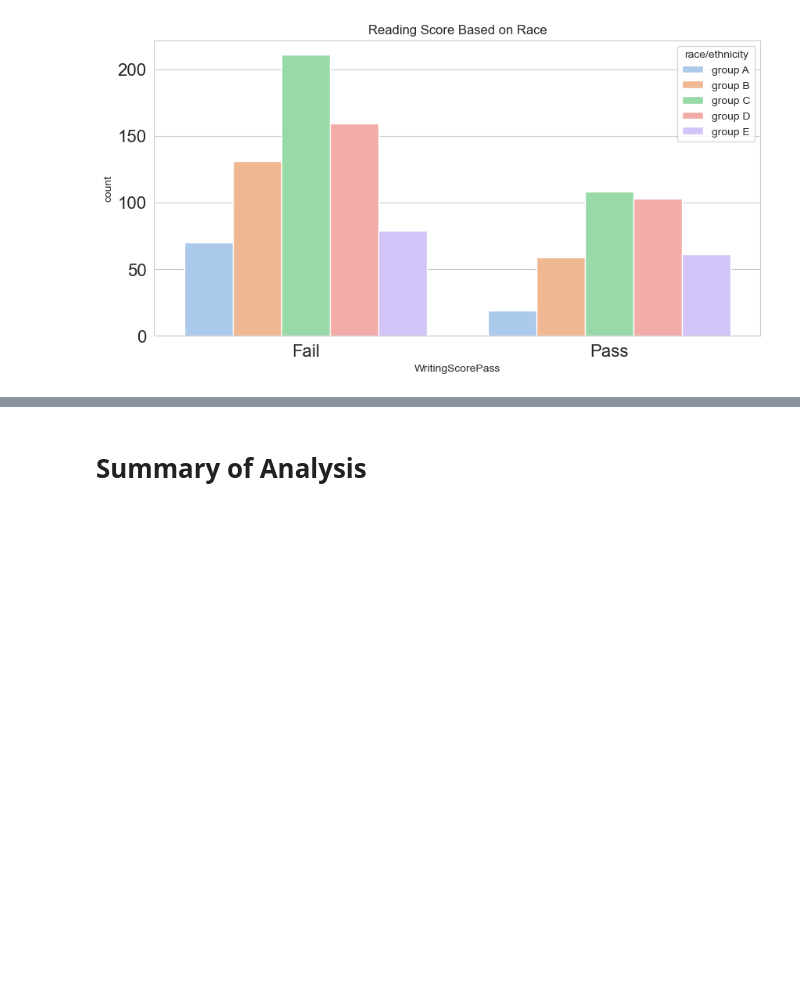
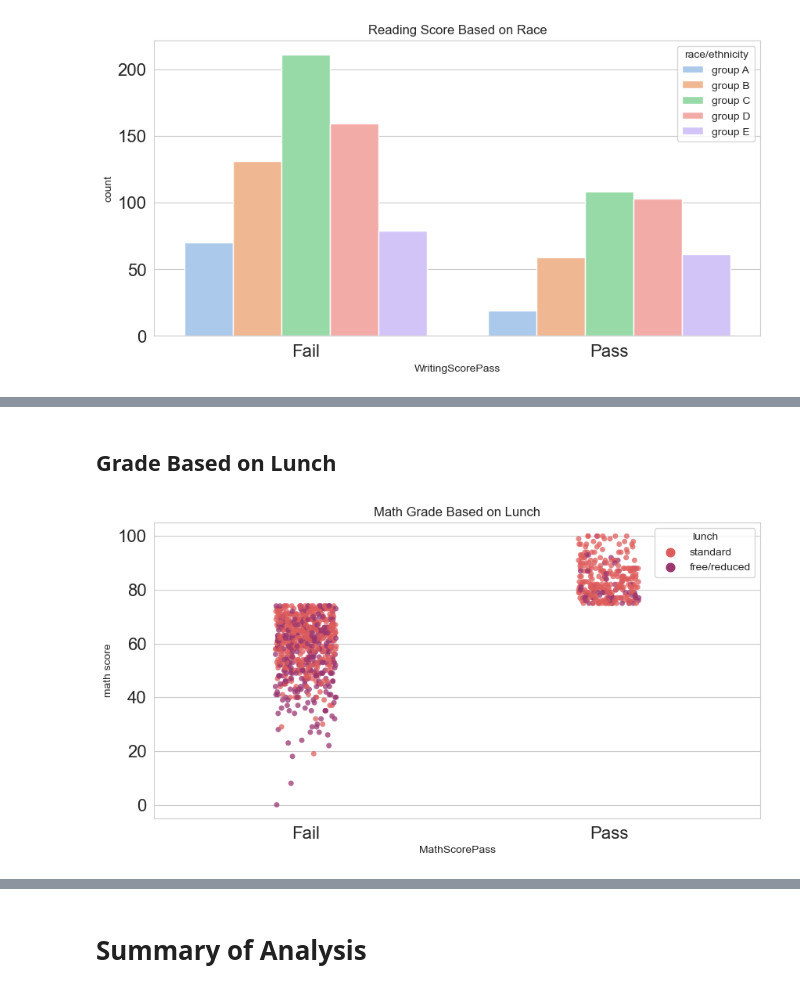
Before and after one commit to Charles2005/Student-Performance-EDA, a Jupyter notebook: Files/students_perf_eda.ipynb, the cells around one changed output, grey strips where cells are left out. Drawn from its saved outputs; the diff is of its cells as text; code cells hidden in the pictures; blank space fills up the shorter version.

```diff
--- a/Files/students_perf_eda.ipynb
+++ b/Files/students_perf_eda.ipynb
@@ -96,4 +96,29 @@ def get_count_plot(x,
     ax.tick_params(labelsize=16)
     ax.set_title(title)
     sns.countplot(x=x, hue=hue, data=data, palette=palette, ax=ax);
+
+def get_scatter_plot(x,
+                     y,
+                    hue,
+                    data,
+                    palette,
+                    title):
+    fig, ax = plt.subplots(figsize=(10, 5), dpi=100)
+    ax.tick_params(labelsize=16)
+    ax.set_title(title)
+    sns.stripplot(x=x, y=y, hue=hue, data=data, palette=palette, ax=ax, alpha=0.75)
+
+def get_point_plot(x,
+                  y,
+                  hue,
+                  data,
+                  palette,
+                  title,
+                  markers=["o", "x"],
+                  linestyle=["-", "--"],
+                  ):
+    fig, ax = plt.subplots(figsize=(10, 5), dpi=100)
+    ax.tick_params(labelsize=16)
+    ax.set_title(title)
+    sns.pointplot(x=x, y=y, hue=hue, data=data, palette=palette, markers=markers, linestyle=linestyle, ax=ax)
 # %% [markdown]
@@ -150,0 +202,11 @@ get_count_plot(x="WritingScorePass",
+# %% [markdown]
+## Grade Based on Lunch
+# %%
+get_scatter_plot(x='MathScorePass',
+                 y='math score',
+                 hue='lunch',
+                data=df,
+                palette='flare',
+                title='Math Grade Based on Lunch')
+# %% [output]
+[figure, added]
```
Also changed, not shown: parts of 27 cells of this notebook, 1 other file.
